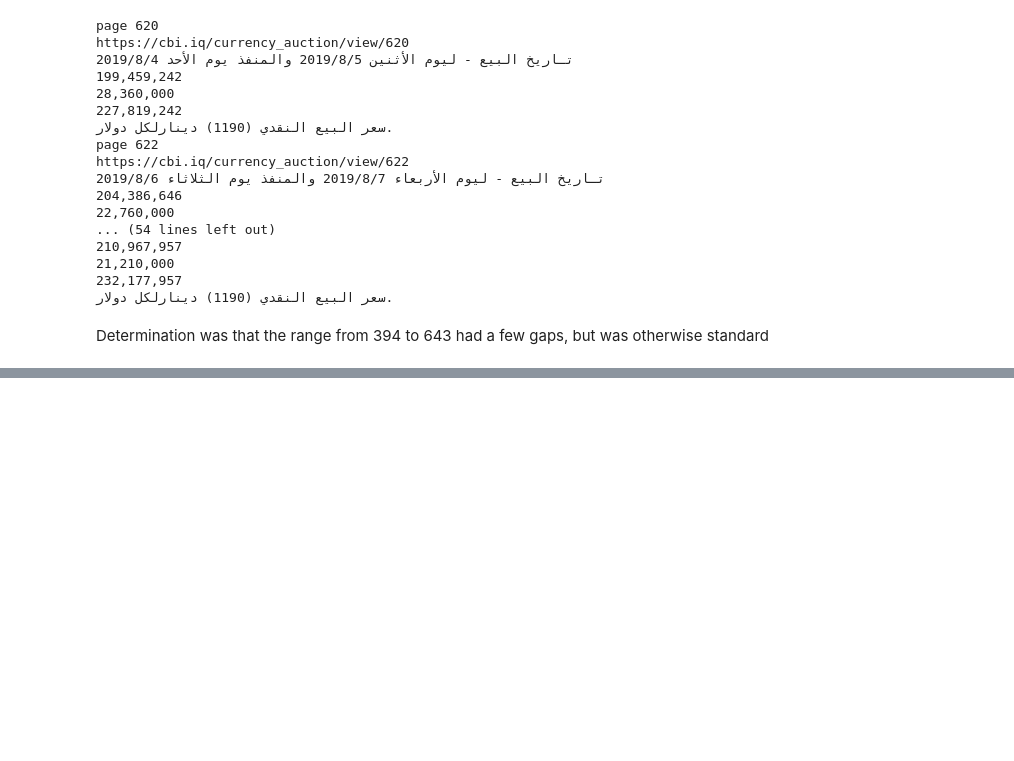
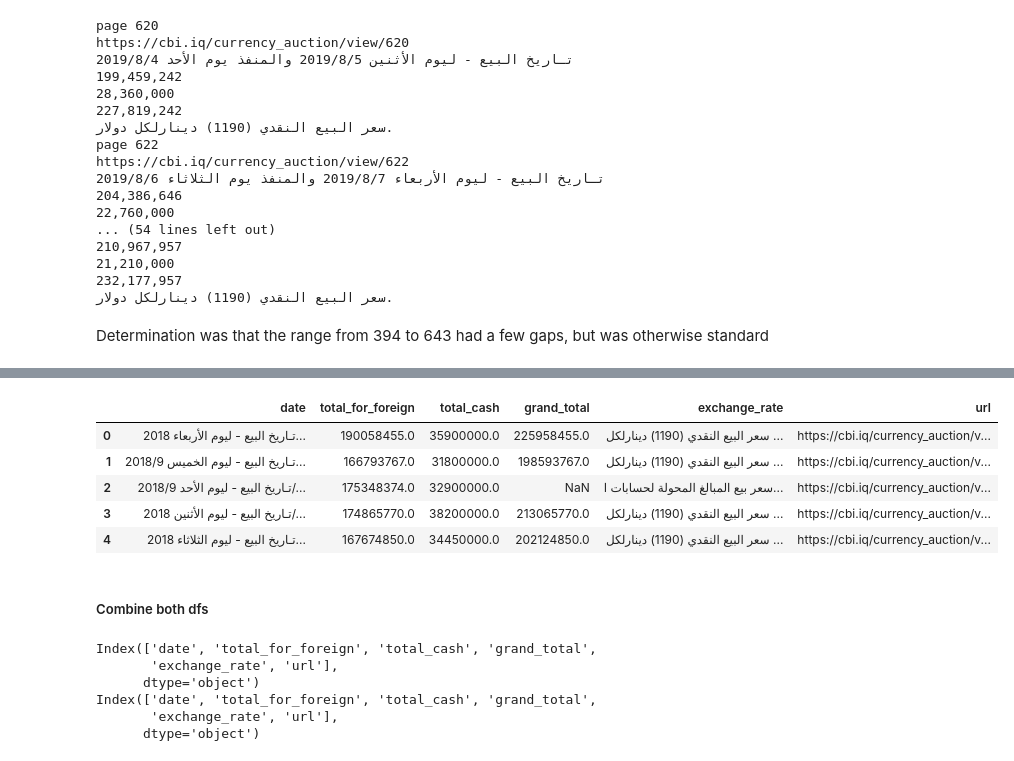
Before and after one commit to mpky/CBI_Project, a Jupyter notebook: CBI_Project.ipynb, the cells around one changed output, grey strips where cells are left out. Cells and saved outputs as stored; diff of their text form; code cells hidden in the pictures; blank space fills up the shorter version.

```diff
--- a/CBI_Project.ipynb
+++ b/CBI_Project.ipynb
@@ -355,0 +392,9 @@ Determination was that the range from 394 to 643 had a few gaps, but was otherwi
+# %%
+raw_data2.head()
+# %% [output]
+|  | date | total_for_foreign | total_cash | grand_total | exchange_rate | url |
+| 0 | تـاريخ البيع - ليوم الأربعاء 2018... | 190058455.0 | 35900000.0 | 225958455.0 | سعر البيع النقدي (1190) دينارلكل ... | https://cbi.iq/currency_auction/v... |
+| 1 | تـاريخ البيع - ليوم الخميس 2018/9... | 166793767.0 | 31800000.0 | 198593767.0 | سعر البيع النقدي (1190) دينارلكل ... | https://cbi.iq/currency_auction/v... |
+| 2 | تـاريخ البيع - ليوم الأحد 2018/9/... | 175348374.0 | 32900000.0 | NaN | سعر بيع المبالغ المحولة لحسابات ا... | https://cbi.iq/currency_auction/v... |
+| 3 | تـاريخ البيع - ليوم الأثنين 2018/... | 174865770.0 | 38200000.0 | 213065770.0 | سعر البيع النقدي (1190) دينارلكل ... | https://cbi.iq/currency_auction/v... |
+| 4 | تـاريخ البيع - ليوم الثلاثاء 2018... | 167674850.0 | 34450000.0 | 202124850.0 | سعر البيع النقدي (1190) دينارلكل ... | https://cbi.iq/currency_auction/v... |
@@ -355,0 +404,2 @@ Determination was that the range from 394 to 643 had a few gaps, but was otherwi
+# %% [markdown]
+##### Combine both dfs
@@ -355,0 +409,10 @@ Determination was that the range from 394 to 643 had a few gaps, but was otherwi
+# %%
+print(range1_df.columns)
+print(range2_df.columns)
+# %% [output]
+Index(['date', 'total_for_foreign', 'total_cash', 'grand_total',
+       'exchange_rate', 'url'],
+      dtype='object')
+Index(['date', 'total_for_foreign', 'total_cash', 'grand_total',
+       'exchange_rate', 'url'],
+      dtype='object')
```
Also changed, not shown: parts of 31 cells of this notebook.
